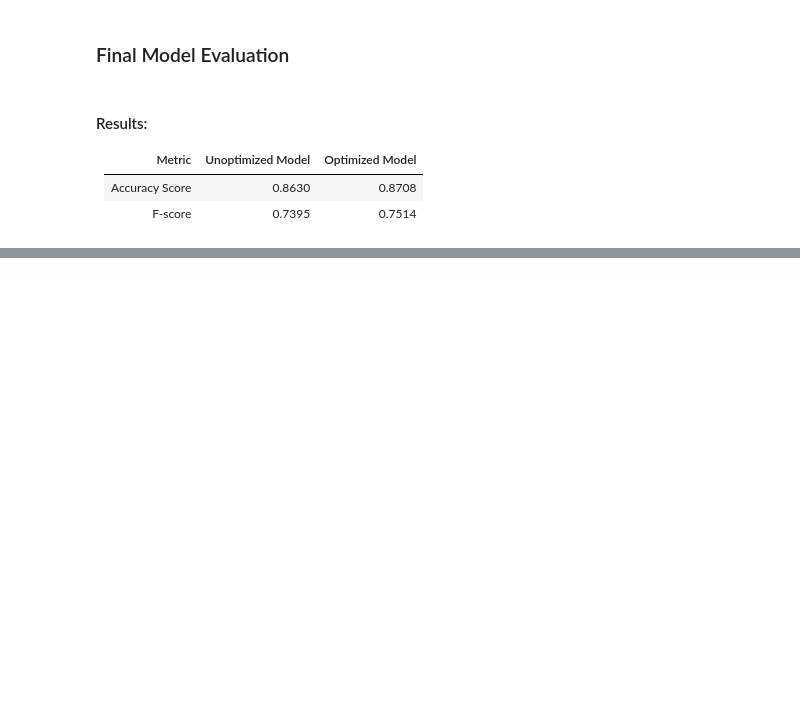
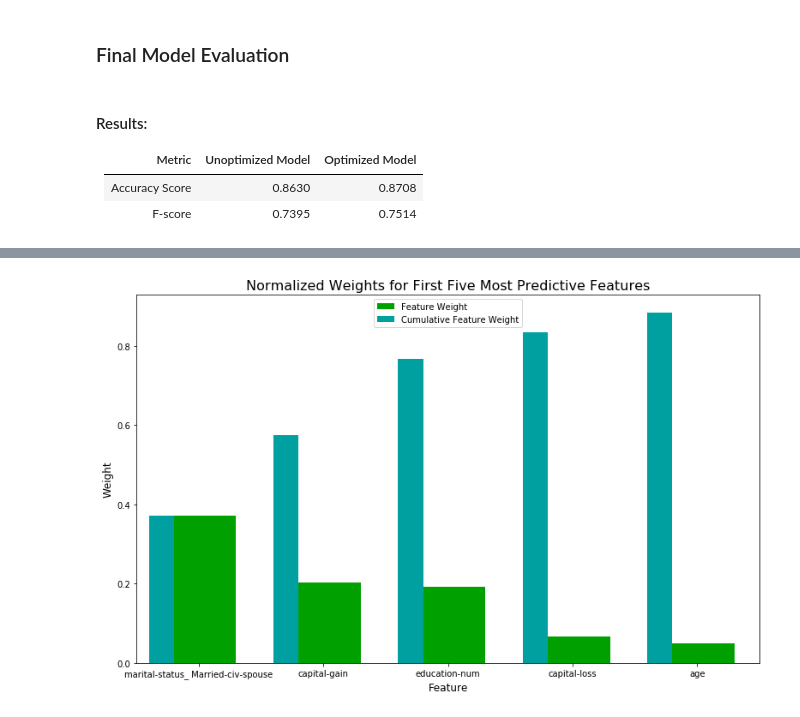
Before and after one commit to leonisawesome/charity_ml, a Jupyter notebook: finding_charity_ml_doners.ipynb, the cells around one changed output, grey strips where cells are left out. Cells and saved outputs as stored; diff of their text form; code cells hidden in the pictures; blank space fills up the shorter version.

Commit message:
Added feature importance,and cleaned up a lot of formatting.  Also made approproiate changes to the amount of algorithims listed from three to eight.  Finally added in the new version of visuals.py

```diff
--- a/finding_charity_ml_doners.ipynb
+++ b/finding_charity_ml_doners.ipynb
@@ -451,0 +457,8 @@ Final F-score on the testing data: 0.7514
+# %%
+# Extract the feature importances using .feature_importances_
+importances = best_clf.feature_importances_
+
+# Plot
+vs.feature_plot(importances, X_train, y_train)
+# %% [output]
+[figure, added]
```
Also changed, not shown: parts of 6 cells of this notebook, 1 other file.
